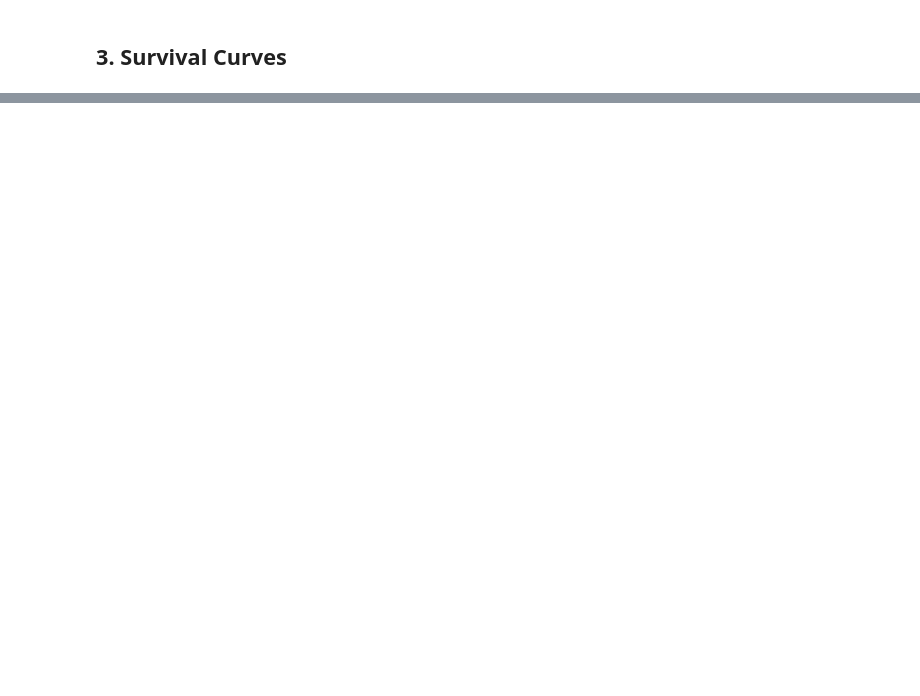
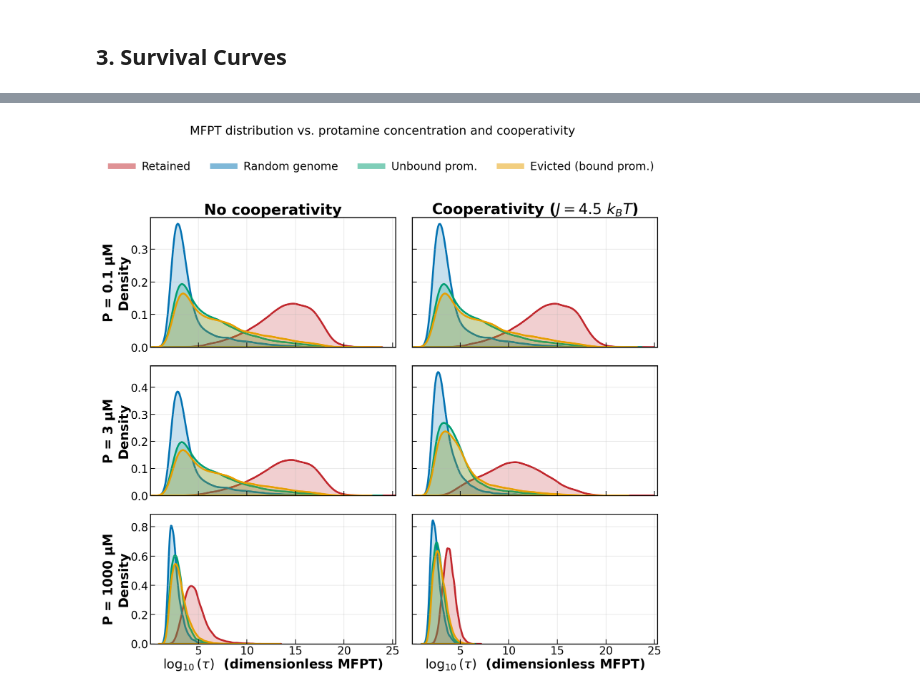
Before and after one commit to ymanish/Spermatogenesis, a Jupyter notebook: notebooks/SPRM_Markov_Analysis.ipynb, the cells around one changed output, grey strips where cells are left out. Drawn from its saved outputs; the diff is of its cells as text; code cells hidden in the pictures; blank space fills up the shorter version.

```diff
--- a/notebooks/SPRM_Markov_Analysis.ipynb
+++ b/notebooks/SPRM_Markov_Analysis.ipynb
@@ -506,0 +359,37 @@ display(sub[['mfpt_median','log10_median','pct_censored','n_finite']].rename(col
+# %%
+grid_valid = grid_df[np.isfinite(grid_df['log10_mfpt'])]
+xmin, xmax = grid_valid['log10_mfpt'].min(), grid_valid['log10_mfpt'].max()
+xpad = 0.05 * (xmax - xmin)
+
+n_rows, n_cols = len(GRID_CONCENTRATIONS), len(GRID_COOPERATIVITIES)
+fig, axes = plt.subplots(
+    n_rows, n_cols, figsize=(4.4 * n_cols, 2.6 * n_rows),
+    sharex=True, sharey='row',
+)
+
+coop_titles = {0.0: 'No cooperativity', 4.5: r'Cooperativity ($J = 4.5\ k_BT$)'}
+
+for i, conc in enumerate(GRID_CONCENTRATIONS):
+    for j, coop in enumerate(GRID_COOPERATIVITIES):
+        ax = axes[i, j]
+        cell = grid_valid[(grid_valid['p_conc'] == conc) & (grid_valid['cooperativity'] == coop)]
+        for ds in datasets:
+            sub = cell[cell['dataset'] == ds]['log10_mfpt'].dropna()
+            if sub.empty:
+                continue
+            sns.kdeplot(sub, ax=ax, color=palette[ds], fill=True, alpha=0.22, linewidth=2)
+        ax.set_xlim(xmin - xpad, xmax + xpad)
+        ax.grid(True, alpha=0.25)
+        if i == 0:
+            ax.set_title(coop_titles.get(coop, f'J = {coop:g} $k_BT$'))
+        ax.set_ylabel(f'P = {conc:g} µM\nDensity' if j == 0 else '')
+        ax.set_xlabel(r'$\log_{10}(\tau)$  (dimensionless MFPT)' if i == n_rows - 1 else '')
+
+handles = [plt.Line2D([0], [0], color=palette[ds], lw=6, alpha=0.5) for ds in datasets]
+fig.legend(handles, [short_label(ds) for ds in datasets],
+           loc='upper center', ncol=len(datasets), bbox_to_anchor=(0.5, 1.03), frameon=False)
+fig.suptitle('MFPT distribution vs. protamine concentration and cooperativity', y=1.08, fontsize=13)
+plt.tight_layout()
+plt.show()
+# %% [output]
+[figure, added]
```
Also changed, not shown: parts of 22 cells of this notebook, 9 other files.
